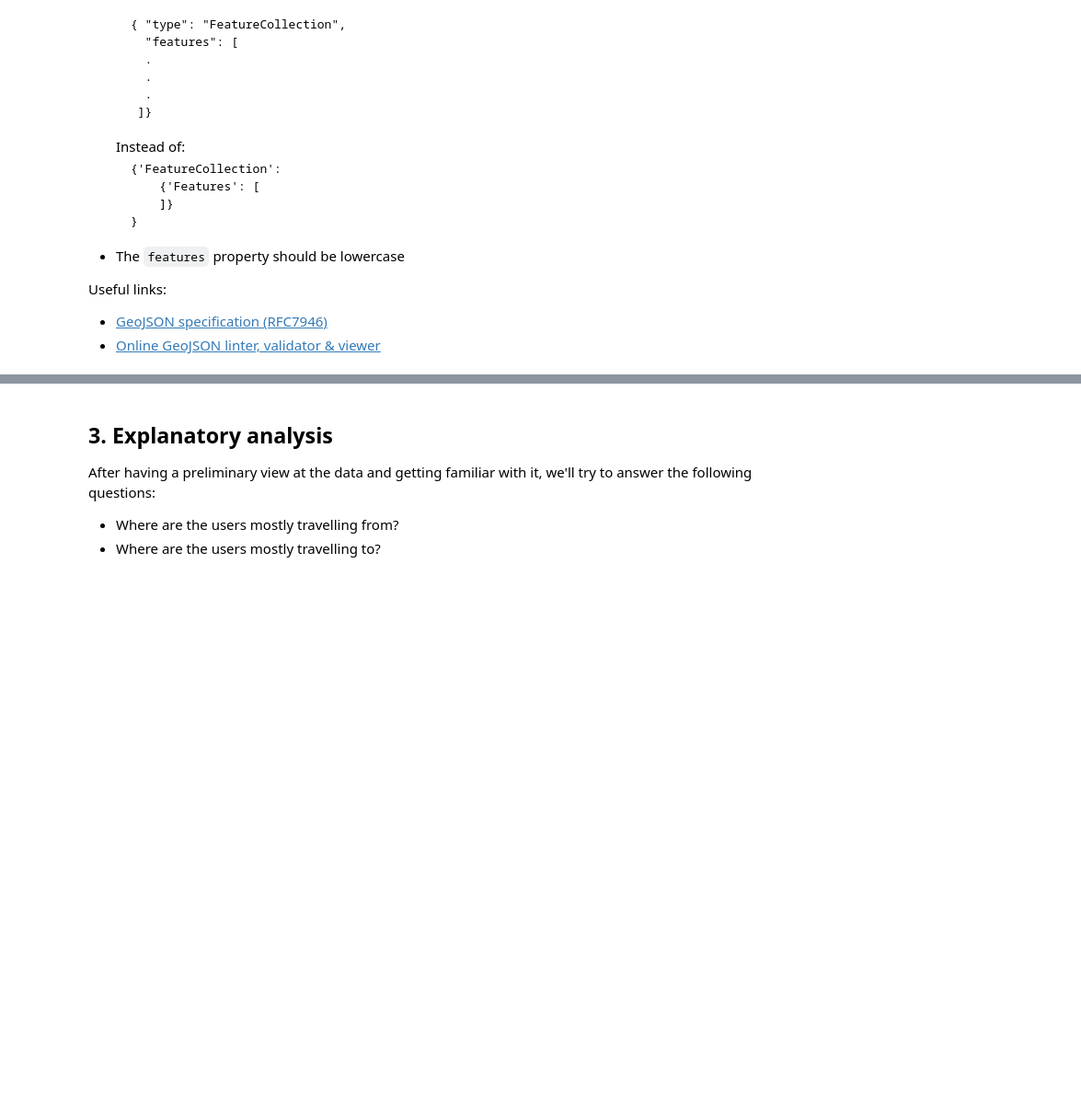
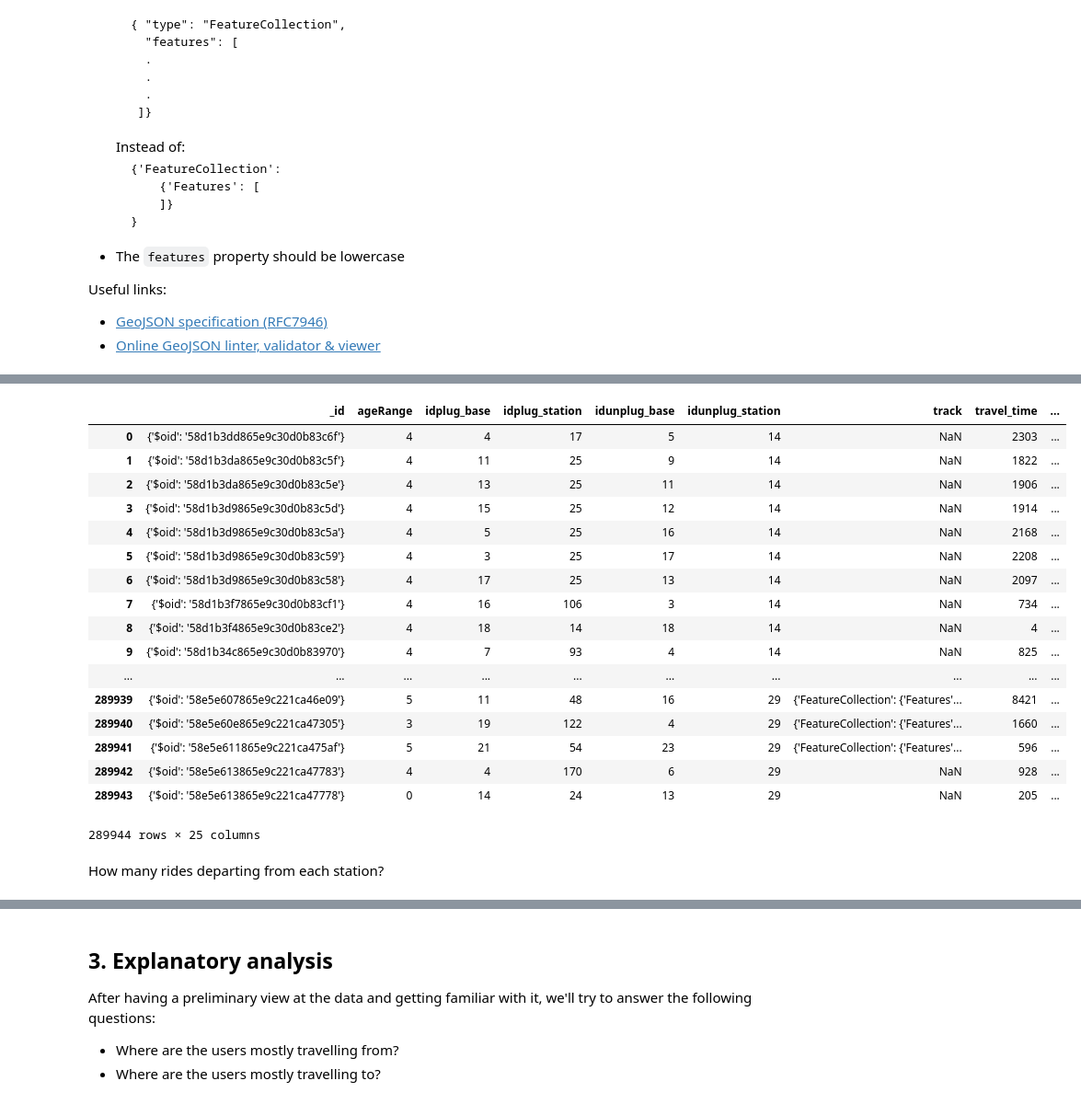
Before and after one commit to rameerez/bicimad-data-analysis, a Jupyter notebook: bicimad-data-analysis.ipynb, the cells around one changed output, grey strips where cells are left out. Shown at 92% size. Saved outputs shown, nothing was run; the diff lists cells and outputs as text; code cells hidden in the pictures; blank space fills up the shorter version.

```diff
--- a/bicimad-data-analysis.ipynb
+++ b/bicimad-data-analysis.ipynb
@@ -371,0 +290,25 @@ df_track['track'][117252]
+# %%
+df2 = pd.merge(df, df_stations, left_on='idunplug_station', right_on='id')
+# %%
+df2
+# %% [output]
+|  | _id | ageRange | idplug_base | idplug_station | idunplug_base | idunplug_station | track | travel_time | ... |
+| 0 | {'$oid': '58d1b3dd865e9c30d0b83c6f'} | 4 | 4 | 17 | 5 | 14 | NaN | 2303 | ... |
+| 1 | {'$oid': '58d1b3da865e9c30d0b83c5f'} | 4 | 11 | 25 | 9 | 14 | NaN | 1822 | ... |
+| 2 | {'$oid': '58d1b3da865e9c30d0b83c5e'} | 4 | 13 | 25 | 11 | 14 | NaN | 1906 | ... |
+| 3 | {'$oid': '58d1b3d9865e9c30d0b83c5d'} | 4 | 15 | 25 | 12 | 14 | NaN | 1914 | ... |
+| 4 | {'$oid': '58d1b3d9865e9c30d0b83c5a'} | 4 | 5 | 25 | 16 | 14 | NaN | 2168 | ... |
+| 5 | {'$oid': '58d1b3d9865e9c30d0b83c59'} | 4 | 3 | 25 | 17 | 14 | NaN | 2208 | ... |
+| 6 | {'$oid': '58d1b3d9865e9c30d0b83c58'} | 4 | 17 | 25 | 13 | 14 | NaN | 2097 | ... |
+| 7 | {'$oid': '58d1b3f7865e9c30d0b83cf1'} | 4 | 16 | 106 | 3 | 14 | NaN | 734 | ... |
+| 8 | {'$oid': '58d1b3f4865e9c30d0b83ce2'} | 4 | 18 | 14 | 18 | 14 | NaN | 4 | ... |
+| 9 | {'$oid': '58d1b34c865e9c30d0b83970'} | 4 | 7 | 93 | 4 | 14 | NaN | 825 | ... |
+| ... | ... | ... | ... | ... | ... | ... | ... | ... | ... |
+| 289939 | {'$oid': '58e5e607865e9c221ca46e09'} | 5 | 11 | 48 | 16 | 29 | {'FeatureCollection': {'Features'... | 8421 | ... |
+| 289940 | {'$oid': '58e5e60e865e9c221ca47305'} | 3 | 19 | 122 | 4 | 29 | {'FeatureCollection': {'Features'... | 1660 | ... |
+| 289941 | {'$oid': '58e5e611865e9c221ca475af'} | 5 | 21 | 54 | 23 | 29 | {'FeatureCollection': {'Features'... | 596 | ... |
+| 289942 | {'$oid': '58e5e613865e9c221ca47783'} | 4 | 4 | 170 | 6 | 29 | NaN | 928 | ... |
+| 289943 | {'$oid': '58e5e613865e9c221ca47778'} | 0 | 14 | 24 | 13 | 29 | NaN | 205 | ... |
+289944 rows × 25 columns
+# %% [markdown]
+How many rides departing from each station?
```
Also changed, not shown: parts of 40 cells of this notebook, 1 other file.
